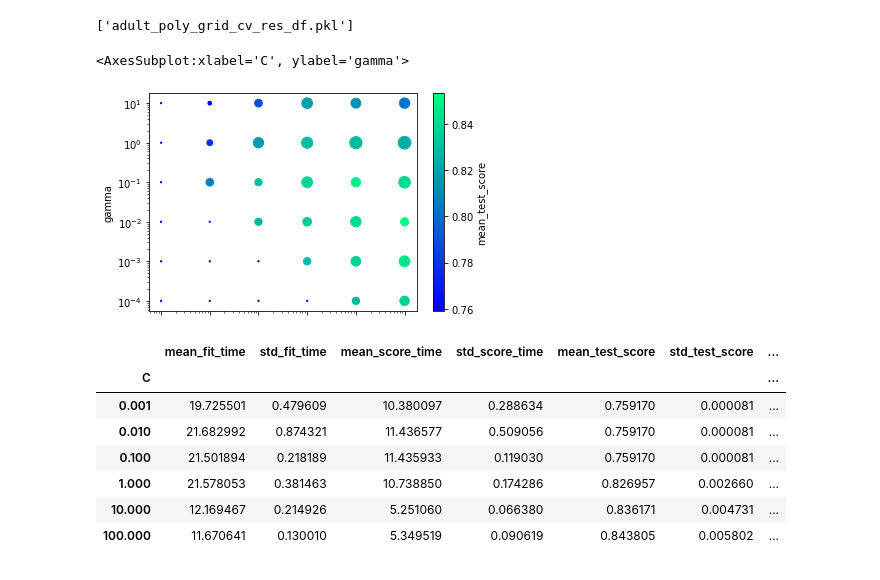
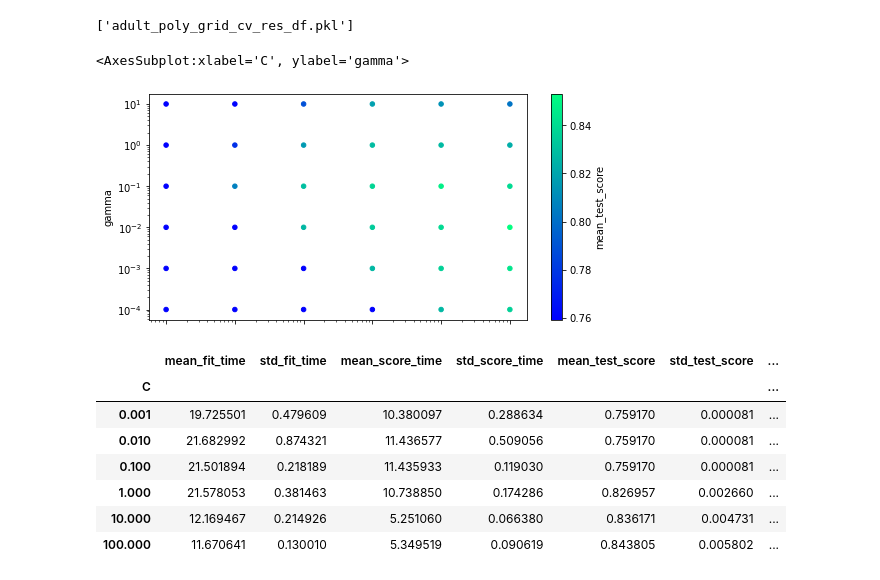
Before and after one commit to eugeneoh/CS7641, a Jupyter notebook: adult_svm.ipynb, the cells around one changed output. Drawn from its saved outputs; the diff is of its cells as text; code cells hidden in the pictures.

```diff
--- a/adult_svm.ipynb
+++ b/adult_svm.ipynb
@@ -92,10 +92,10 @@ Fitting 5 folds for each of 144 candidates, totalling 720 fits
 ['adult_poly_grid_cv_res_df.pkl']
 # %%
 rbf10000 = rbf_res_df.xs(10000.0, level='max_iter').reset_index()
-rbf10000.plot(kind='scatter', x='C', y='gamma', c='mean_test_score',s=rbf10000['std_test_score']*20000, cmap='winter', logx=True, logy=True)
+rbf10000.plot(kind='scatter', x='C', y='gamma', c='mean_test_score', cmap='winter', logx=True, logy=True)
 # %% [output]
 <AxesSubplot:xlabel='C', ylabel='gamma'>
-[figure, old version]
+[figure, new version]
 # %%
 rbf_validation_curve1 = rbf_res_df.xs((10000.0, 0.001), level=('max_iter', 'gamma'))
 rbf_validation_curve2 = rbf_res_df.xs((10000.0, 0.01), level=('max_iter', 'gamma'))
```
Also changed, not shown: parts of 6 cells of this notebook, 16 other files.
